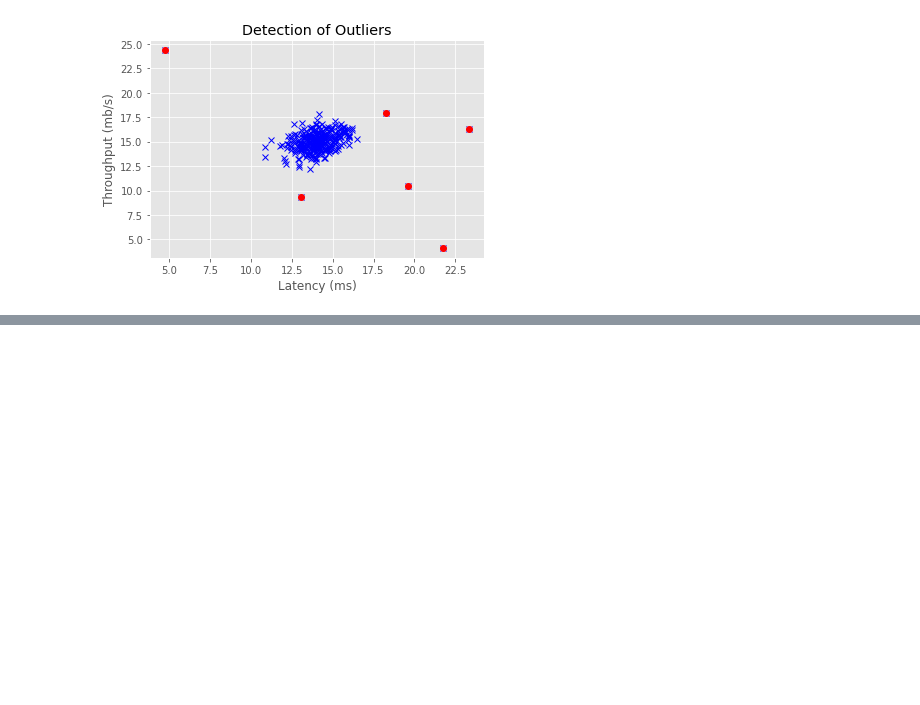
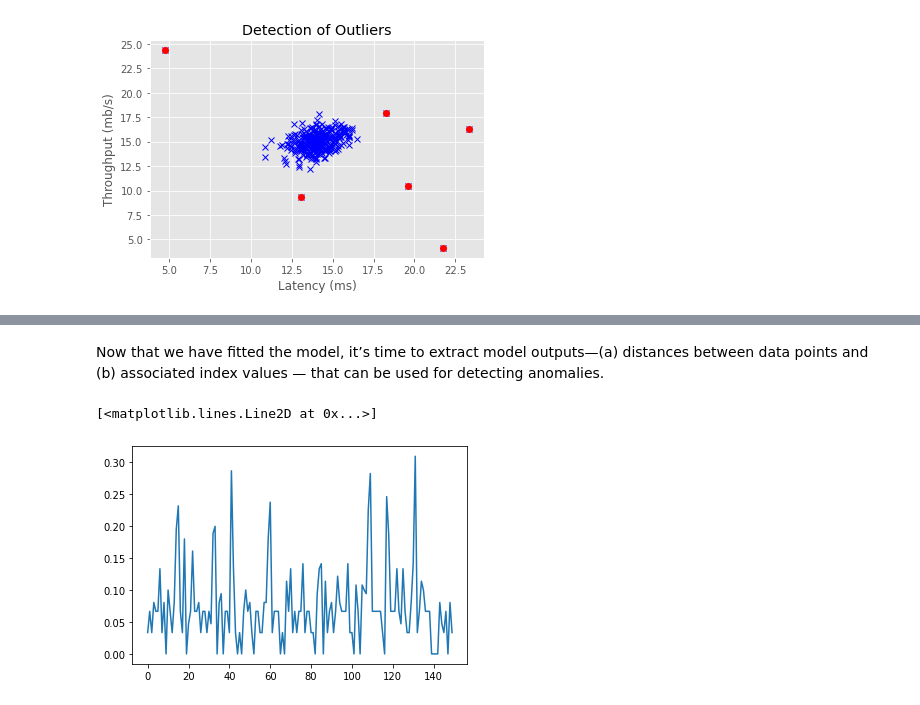
Before and after one commit to peeyushsinghal/anomaly-detection, a Jupyter notebook: anomaly_detection.ipynb, the cells around one changed output, grey strips where cells are left out. Cells and saved outputs as stored; diff of their text form; code cells hidden in the pictures; blank space fills up the shorter version.

```diff
--- a/anomaly_detection.ipynb
+++ b/anomaly_detection.ipynb
@@ -103,0 +316,3 @@ plt.show()
+# %%
+# create arrays
+X = df.values
@@ -103,0 +328,10 @@ plt.show()
+# %% [markdown]
+Now that we have fitted the model, it’s time to extract model outputs—(a) distances between data points and (b) associated index values — that can be used for detecting anomalies.
+# %%
+# distances and indexes of k-neaighbors from model outputs
+distances, indexes = nbrs.kneighbors(X)
+# plot mean of k-distances of each observation
+plt.plot(distances.mean(axis =1))
+# %% [output]
+[<matplotlib.lines.Line2D at 0x...>]
+[figure, added]
```
Also changed, not shown: parts of 28 cells of this notebook.
